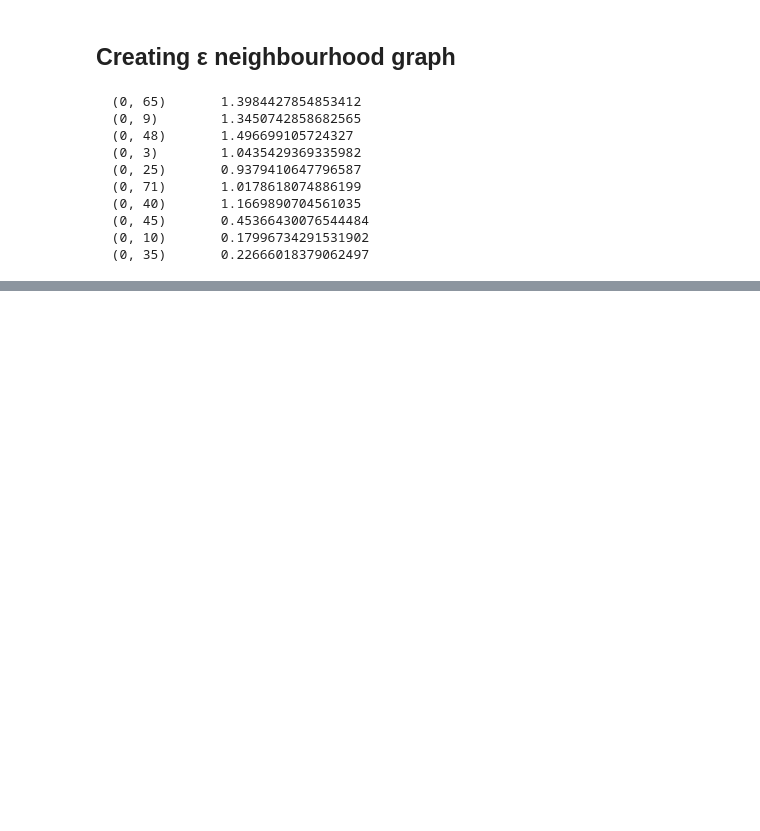
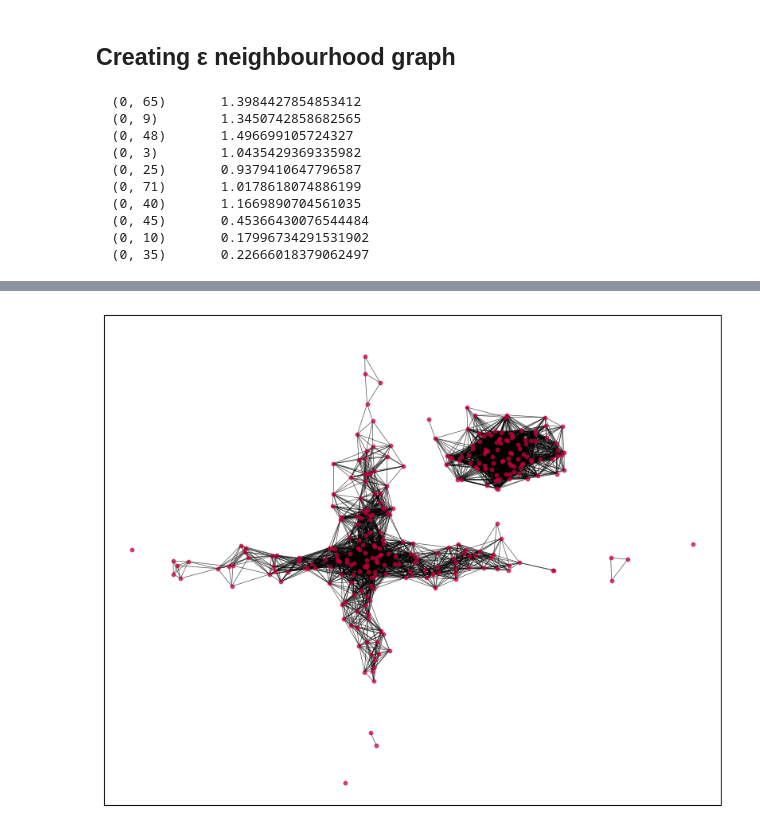
Before and after one commit to avsngh-git/Masters-Projects, a Jupyter notebook: Unsupervised-Learning/Project2.ipynb, the cells around one changed output, grey strips where cells are left out. Saved outputs shown, nothing was run; the diff lists cells and outputs as text; code cells hidden in the pictures; blank space fills up the shorter version.

```diff
--- a/Unsupervised-Learning/Project2.ipynb
+++ b/Unsupervised-Learning/Project2.ipynb
@@ -32,7 +40,7 @@ plt.show()
 ## Creating ε neighbourhood graph
 # %%
 epsilon = 1.5
-sim_matrix = radius_neighbors_graph(X=data, radius= epsilon, mode='distance', metric='euclidean', n_jobs=-1)
+sim_matrix = radius_neighbors_graph(X=data_df, radius= epsilon, mode='distance', metric='euclidean', n_jobs=-1)
 # %%
 print(sim_matrix.getrow(4))
 # %% [output]
@@ -49,3 +57,5 @@ print(sim_matrix.getrow(4))
 # %%
 # using networkx library we create a graph which we will visualize in the next step
 nx_graph = nx.from_scipy_sparse_array(sim_matrix)
+coordinates_dict={}
+coordinates_dict = {i: [data_df.at[i, 'col1'], data_df.at[i, 'col2']] for i in range(len(data))}
@@ -57,0 +62,7 @@ pgv_graph.draw(path='/home/avsngh/Mathematical Statistics/Masters-Projects/Unsup
+# %%
+plt.figure(figsize=(10, 8))
+nx.draw_networkx(G=nx_graph,pos=coordinates_dict, with_labels= False, node_size = 10, node_color= '#C70039', alpha = 0.7, width =0.5)
+
+plt.show()
+# %% [output]
+[figure, added]
```
Also changed, not shown: parts of 11 cells of this notebook.
